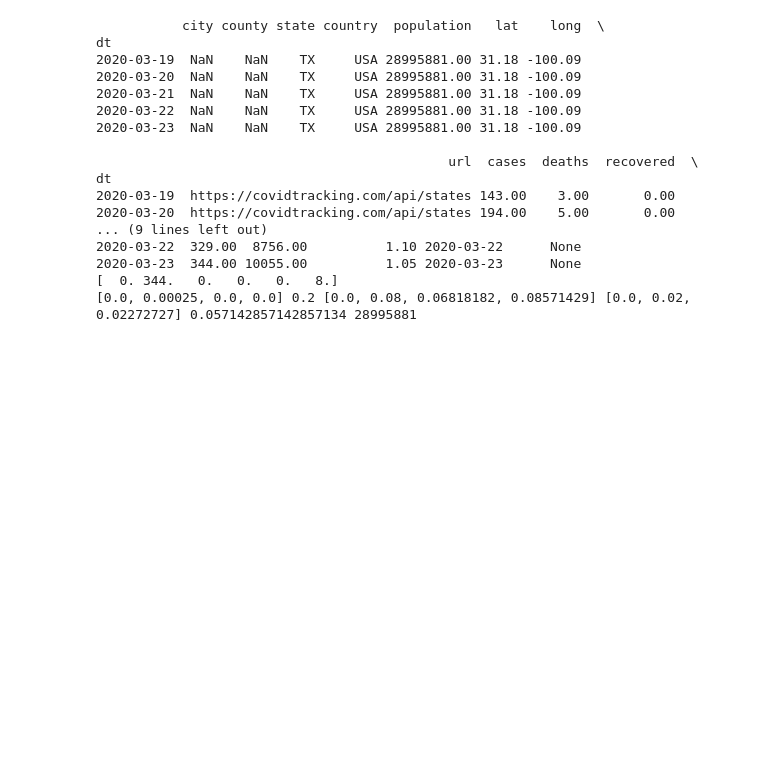
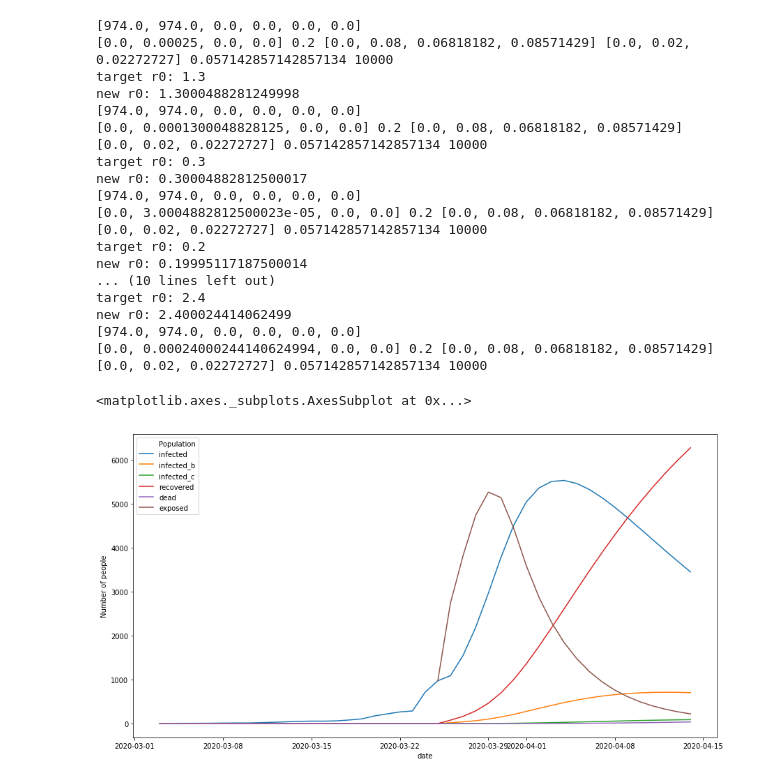
Before and after one commit to act-now-coalition/covid-data-model, a Jupyter notebook: seird_notebook_runtime.ipynb, the cells around one changed output. Drawn from its saved outputs; the diff is of its cells as text; code cells hidden in the pictures; blank space fills up the shorter version.

Commit message:
added interventions and no longer using odeint

```diff
--- a/seird_notebook_runtime.ipynb
+++ b/seird_notebook_runtime.ipynb
@@ -38,8 +38,8 @@ def model_state(country, state, interventions=None):
         'timeseries': Dataset.get_timeseries_by_country_state(country, state, MODEL_INTERVAL),
         'beds': Dataset.get_beds_by_country_state(country, state),
         'population': POP,
-        'projection_iterations': 25, # Number of iterations into the future to project
-        #'projection_iterations': 80, # Number of iterations into the future to project
+        #'projection_iterations': 25, # Number of iterations into the future to project
+        'projection_iterations': 5, # Number of iterations into the future to project
         'r0': r0,
         'interventions': interventions,
         'hospitalization_rate': HOSPITALIZATION_RATE,
@@ -118,3 +118,14 @@ def plot_df(df, cols):
 # %%
 use_harvard_init = False #If True use the harvard model inputs for inital conditions and N (recreate their graph)
 #use_harvard_init = True #If True use the harvard model inputs for inital conditions and N (recreate their graph)
+# %%
+#[df, soln] = model_state('USA', 'TX', INTERVENTIONS[3])
+[df, soln] = model_state('USA', 'TX', INTERVENTIONS[0])
+
+if use_harvard_init:
+    df.index.name = 'date'
+    df.reset_index(inplace=True)
+
+chart_cols = ["exposed", "infected", "infected_b", "infected_c",  "recovered", "dead"] #, "susceptible"]
+
+plot_df(df, chart_cols)
@@ -121,27 +143,33 @@ use_harvard_init = False #If True use the harvard model inputs for inital condit
 # %%
-[df, soln] = model_state('USA', 'TX', INTERVENTIONS[0])
+[initervention_df, soln] = model_state('USA', 'TX', INTERVENTIONS[3])
 
 if use_harvard_init:
     df.index.name = 'date'
     df.reset_index(inplace=True)
+
+chart_cols = ["exposed", "infected", "infected_b", "infected_c",  "recovered", "dead"] #, "susceptible"]
+
+plot_df(df, chart_cols)
 # %% [output]
-           city county state country  population   lat    long  \
-dt
-2020-03-19  NaN    NaN    TX     USA 28995881.00 31.18 -100.09
-2020-03-20  NaN    NaN    TX     USA 28995881.00 31.18 -100.09
-2020-03-21  NaN    NaN    TX     USA 28995881.00 31.18 -100.09
-2020-03-22  NaN    NaN    TX     USA 28995881.00 31.18 -100.09
-2020-03-23  NaN    NaN    TX     USA 28995881.00 31.18 -100.09
-
-                                             url  cases  deaths  recovered  \
-dt
-2020-03-19  https://covidtracking.com/api/states 143.00    3.00       0.00
-2020-03-20  https://covidtracking.com/api/states 194.00    5.00       0.00
-... (9 lines left out)
-2020-03-22  329.00  8756.00          1.10 2020-03-22      None
-2020-03-23  344.00 10055.00          1.05 2020-03-23      None
-[  0. 344.   0.   0.   0.   8.]
-[0.0, 0.00025, 0.0, 0.0] 0.2 [0.0, 0.08, 0.06818182, 0.08571429] [0.0, 0.02, 0.02272727] 0.057142857142857134 28995881
+[974.0, 974.0, 0.0, 0.0, 0.0, 0.0]
+[0.0, 0.00025, 0.0, 0.0] 0.2 [0.0, 0.08, 0.06818182, 0.08571429] [0.0, 0.02, 0.02272727] 0.057142857142857134 10000
+target r0: 1.3
+new r0: 1.3000488281249998
+[974.0, 974.0, 0.0, 0.0, 0.0, 0.0]
+[0.0, 0.0001300048828125, 0.0, 0.0] 0.2 [0.0, 0.08, 0.06818182, 0.08571429] [0.0, 0.02, 0.02272727] 0.057142857142857134 10000
+target r0: 0.3
+new r0: 0.30004882812500017
+[974.0, 974.0, 0.0, 0.0, 0.0, 0.0]
+[0.0, 3.0004882812500023e-05, 0.0, 0.0] 0.2 [0.0, 0.08, 0.06818182, 0.08571429] [0.0, 0.02, 0.02272727] 0.057142857142857134 10000
+target r0: 0.2
+new r0: 0.19995117187500014
+... (10 lines left out)
+target r0: 2.4
+new r0: 2.400024414062499
+[974.0, 974.0, 0.0, 0.0, 0.0, 0.0]
+[0.0, 0.00024000244140624994, 0.0, 0.0] 0.2 [0.0, 0.08, 0.06818182, 0.08571429] [0.0, 0.02, 0.02272727] 0.057142857142857134 10000
+<matplotlib.axes._subplots.AxesSubplot at 0x...>
+[figure, added]
 # %%
 if use_harvard_init:
     tmax=365
```
Also changed, not shown: parts of 4 cells of this notebook, 1 other file.
